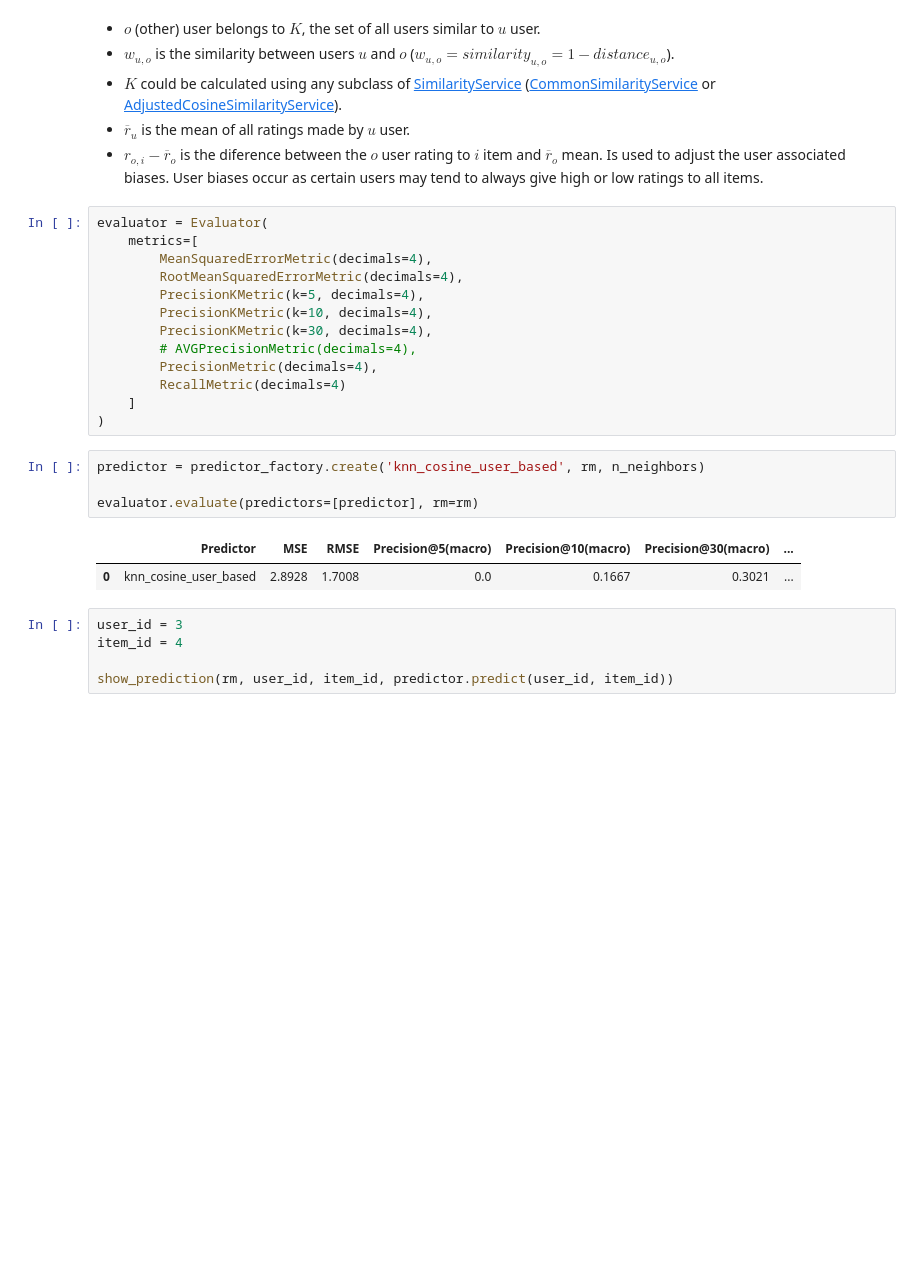
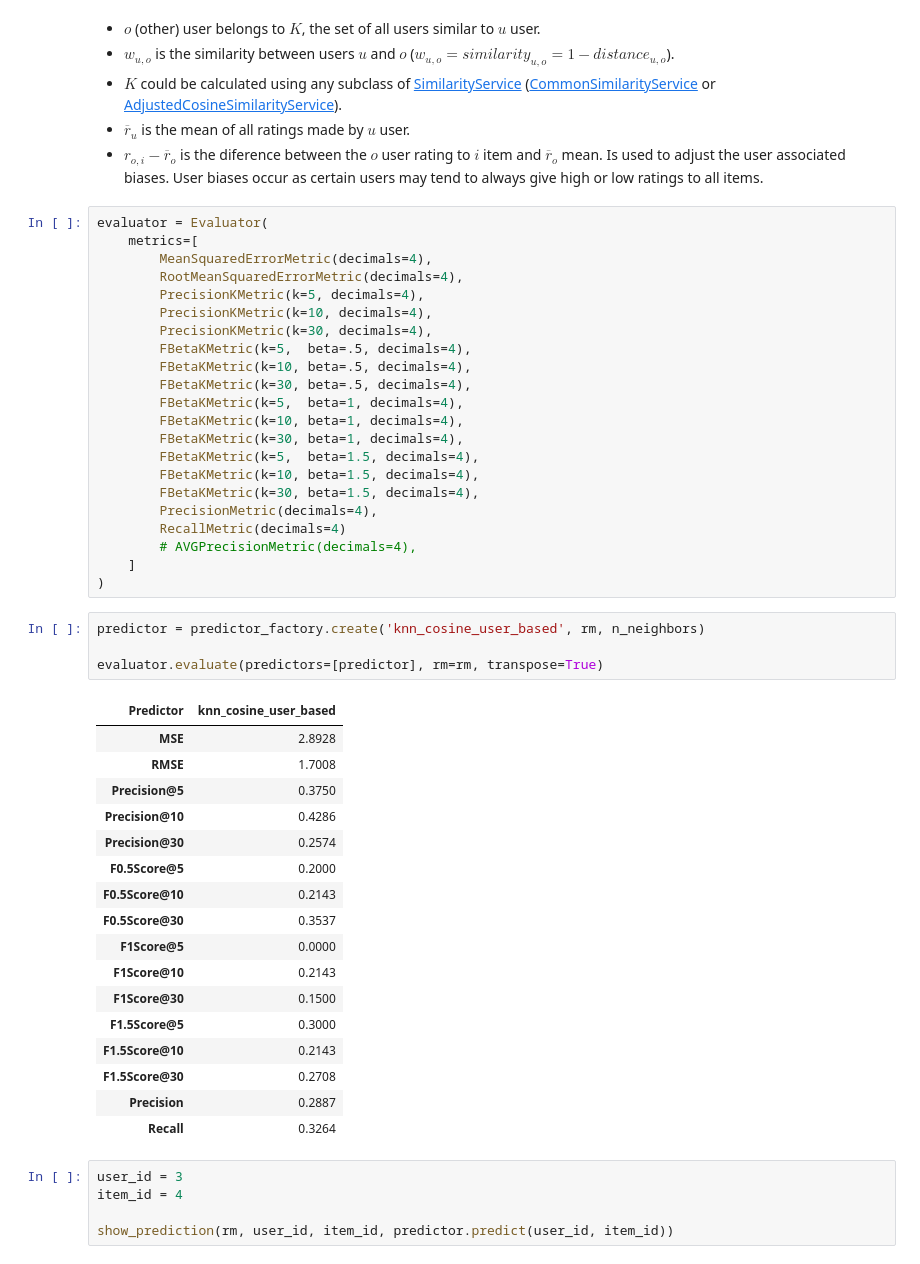
Before and after one commit to adrianmarino/cf-rec-sys-examples, a Jupyter notebook: cf_rec_sys_examples.ipynb, the cells around one changed output. Saved outputs shown, nothing was run; the diff lists cells and outputs as text; blank space fills up the shorter version.

```diff
--- a/cf_rec_sys_examples.ipynb
+++ b/cf_rec_sys_examples.ipynb
@@ -192,18 +193,42 @@ evaluator = Evaluator(
         PrecisionKMetric(k=5, decimals=4),
         PrecisionKMetric(k=10, decimals=4),
         PrecisionKMetric(k=30, decimals=4),
-        # AVGPrecisionMetric(decimals=4),
+        FBetaKMetric(k=5,  beta=.5, decimals=4),
+        FBetaKMetric(k=10, beta=.5, decimals=4),
+        FBetaKMetric(k=30, beta=.5, decimals=4),
+        FBetaKMetric(k=5,  beta=1, decimals=4),
+        FBetaKMetric(k=10, beta=1, decimals=4),
+        FBetaKMetric(k=30, beta=1, decimals=4),
+        FBetaKMetric(k=5,  beta=1.5, decimals=4),
+        FBetaKMetric(k=10, beta=1.5, decimals=4),
+        FBetaKMetric(k=30, beta=1.5, decimals=4),
         PrecisionMetric(decimals=4),
         RecallMetric(decimals=4)
+        # AVGPrecisionMetric(decimals=4),
     ]
 )
 # %%
 predictor = predictor_factory.create('knn_cosine_user_based', rm, n_neighbors)
 
-evaluator.evaluate(predictors=[predictor], rm=rm)
+evaluator.evaluate(predictors=[predictor], rm=rm, transpose=True)
 # %% [output]
-|  | Predictor | MSE | RMSE | Precision@5(macro) | Precision@10(macro) | Precision@30(macro) | ... |
-| 0 | knn_cosine_user_based | 2.8928 | 1.7008 | 0.0 | 0.1667 | 0.3021 | ... |
+| Predictor | knn_cosine_user_based |
+| MSE | 2.8928 |
+| RMSE | 1.7008 |
+| Precision@5 | 0.3750 |
+| Precision@10 | 0.4286 |
+| Precision@30 | 0.2574 |
+| F0.5Score@5 | 0.2000 |
+| F0.5Score@10 | 0.2143 |
+| F0.5Score@30 | 0.3537 |
+| F1Score@5 | 0.0000 |
+| F1Score@10 | 0.2143 |
+| F1Score@30 | 0.1500 |
+| F1.5Score@5 | 0.3000 |
+| F1.5Score@10 | 0.2143 |
+| F1.5Score@30 | 0.2708 |
+| Precision | 0.2887 |
+| Recall | 0.3264 |
 # %%
 user_id = 3
 item_id = 4
```
Also changed, not shown: parts of 12 cells of this notebook, 9 other files.
